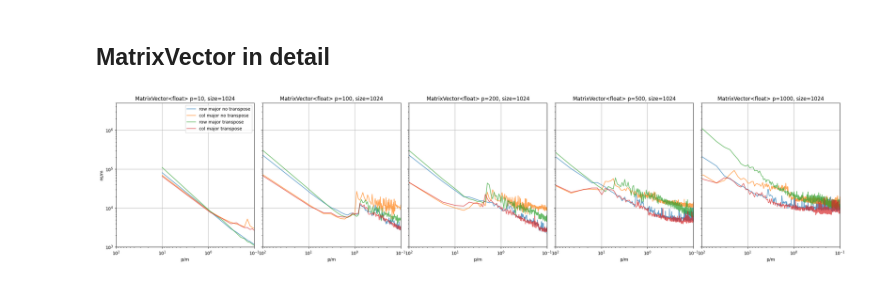
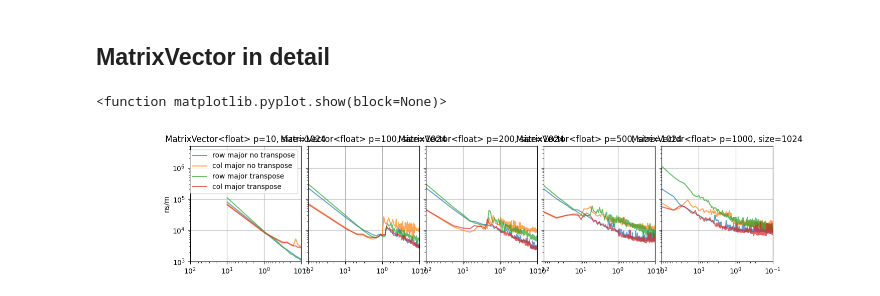
Before and after one commit to artpelling/state-space-renderer, a Jupyter notebook: analysis.ipynb, the cells around one changed output. Cells and saved outputs as stored; diff of their text form; code cells hidden in the pictures.

```diff
--- a/analysis.ipynb
+++ b/analysis.ipynb
@@ -120,8 +169,8 @@ for b in data['benchmarks']:
 
 
 fig3 = plt.figure()
-fig3.set_figheight(6)
-fig3.set_figwidth(30)
+fig3.set_figheight(3)
+fig3.set_figwidth(15)
 
 ps=[10, 100, 200, 500, 1000]
 methods=["MatrixVector<float>"]
@@ -138,31 +187,34 @@ for p, method, block_size in itertools.product(ps,methods,block_sizes):
     else:
         axs3.append(plt.subplot(1,5,i+1,sharey=axs3[i-1]))
         plt.tick_params('y', labelleft=False)
     axs3[i].set_xscale("log")
     axs3[i].set_yscale("log")
     axs3[i].set_xlim(0.1,100)
     axs3[i].set_ylim(1000,5000000)
     axs3[i].invert_xaxis()
     axs3[i].grid()
 
     for transpose,row_order in itertools.product(transposes,row_orders):
         runtimes = pd.DataFrame(data["benchmarks"])
         runtimes_filter=runtimes[((runtimes["p"]==p)&(runtimes["method"]==method)&(runtimes["row_order"]==row_order)&(runtimes["transpose"]==transpose)&(runtimes["block_size"]==block_size))]
 
         x= runtimes_filter["p/m"]
         y= runtimes_filter["norm_cpu_time"]
 
 
         axs3[i].plot(x,y, label=map_order_to_string(row_order)+" "+map_trans_to_string(transpose), alpha=0.7)
 
         axs3[i].set_title(method+" p="+str(p)+", size="+str(block_size))
         axs3[i].set_xlabel("p/m")
         if i==0:
             axs3[i].set_ylabel("ns/m")
     if i==0:
         axs3[i].legend()
     i=i+1
 
     plt.subplots_adjust(wspace=0.06)
+
+plt.show
 # %% [output]
+<function matplotlib.pyplot.show(block=None)>
-[figure, old version]
+[figure, new version]
```
Also changed, not shown: parts of 2 cells of this notebook.
